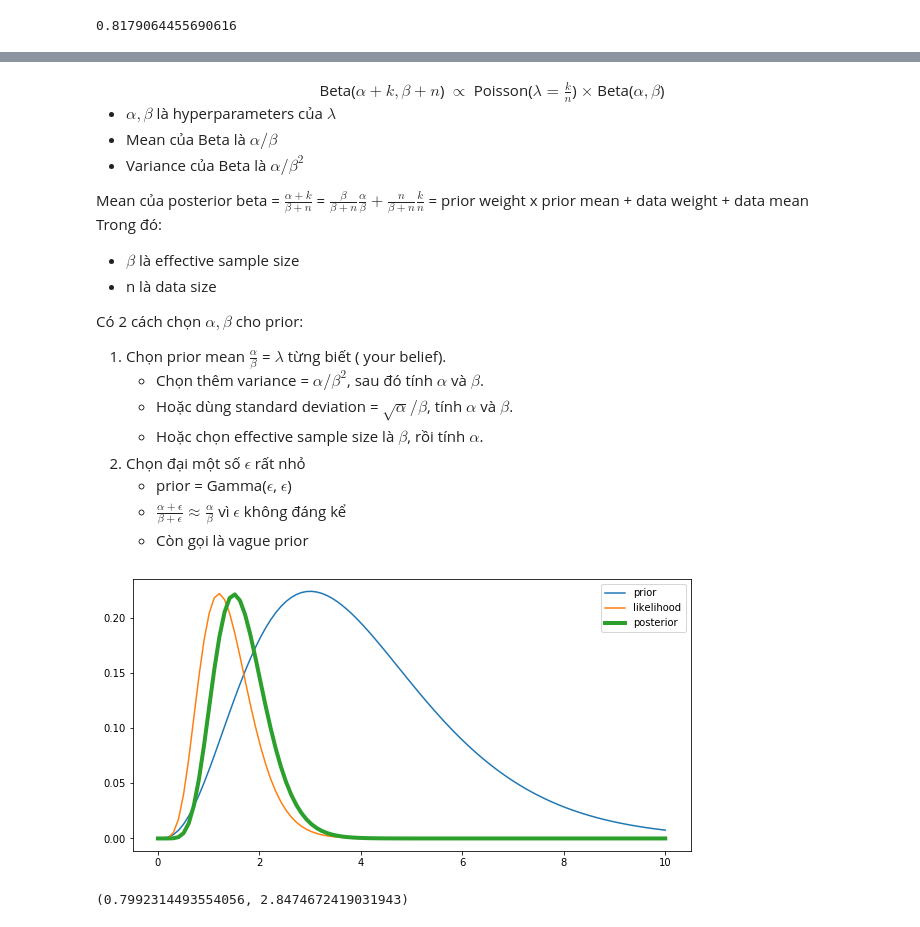
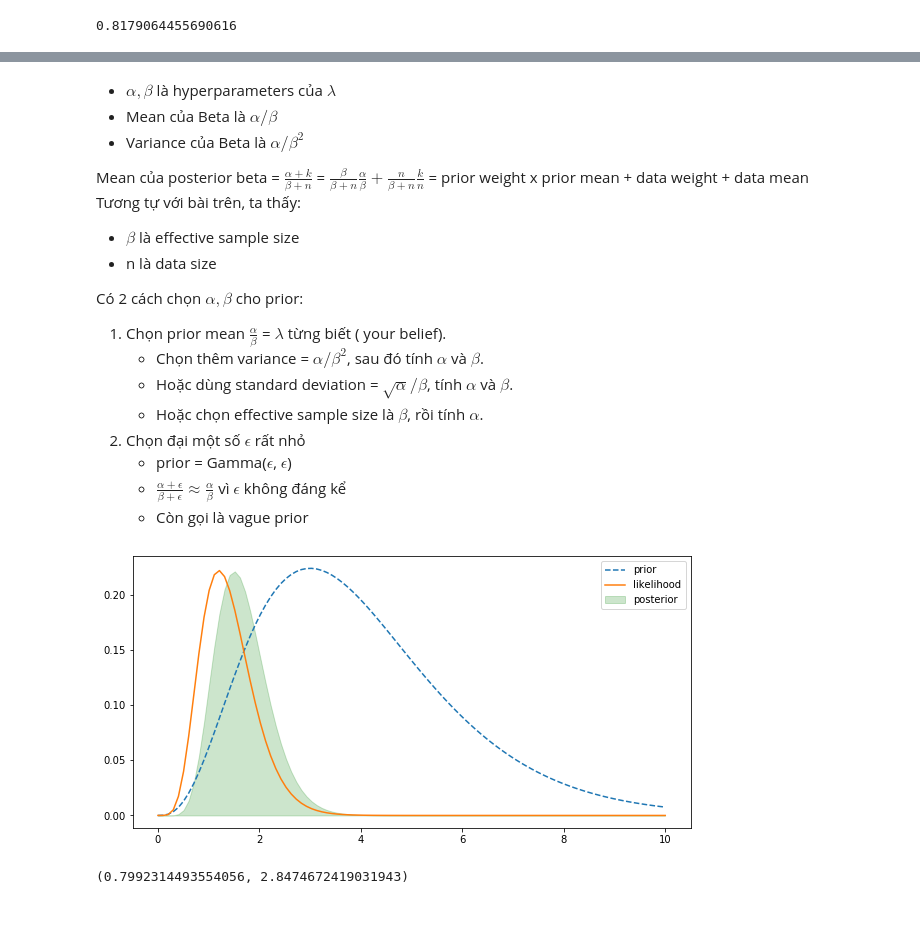
Before and after one commit to nguyetvo/cch-data-notebooks, a Jupyter notebook: unit_4/choosing-prior.ipynb, the cells around one changed output, grey strips where cells are left out. Drawn from its saved outputs; the diff is of its cells as text; code cells hidden in the pictures.

```diff
--- a/unit_4/choosing-prior.ipynb
+++ b/unit_4/choosing-prior.ipynb
@@ -139,12 +156,12 @@ plt.legend();
 # %% [markdown]
-<center>Beta($\alpha+k,\beta+n$) $\propto$ Poisson($\lambda = \frac{k}{n}$) $\times$ Beta($\alpha,\beta$)</center>
+
 
 - $\alpha, \beta$ là hyperparameters của $\lambda$
 - Mean của Beta là $\alpha/\beta$
 - Variance của Beta là $\alpha/\beta^2$
 
 Mean của posterior beta = $\frac{\alpha+k}{\beta+n}$ = $\frac{\beta}{\beta+n}\frac{\alpha}{\beta} + \frac{n}{\beta+n}\frac{k}{n}$ = prior weight x prior mean + data weight + data mean
-Trong đó:
+Tương tự với bài trên, ta thấy:
 - $\beta$ là effective sample size
 - n là data size
 
@@ -159,24 +176,25 @@ Có 2 cách chọn $\alpha, \beta$ cho prior:
     - Còn gọi là vague prior
 # %%
 # xuất huyết não 4 ca/tuần
+# Vì mình không sure nên chọn sample size nhỏ
 # chọn prior gamma(a,b) với mean=4, sample size=1
 # a/b =4; b =1 => prior Gamma(4 ,1)
 
-# cho data như sau
+# cho data như sau: 5 tuần, 6 cas
 data = [1,2,2,0,1]
 k = sum(data)
 n = len(data)
 
 # Vậy posterior = Gamma(4+k, 1+n)
 
 plt.figure(figsize=(10,5))
 arr = np.linspace(0, 10 , 100)
-plt.plot(arr, st.gamma(4,scale=1).pdf(arr), label="prior")
+plt.plot(arr, st.gamma(4,scale=1).pdf(arr), label="prior", ls="--")
 plt.plot(arr, arr**k * np.exp(-n*arr)*30, label="likelihood")
-plt.plot(arr, st.gamma(4+k,scale=1/(1+n)).pdf(arr)*0.28, label="posterior", linewidth=4)
+plt.fill_between(arr, st.gamma(4+k,scale=1/(1+n)).pdf(arr)*0.28, label="posterior", alpha=.2, color="green")
 plt.legend();
 # %% [output]
-[figure, old version]
+[figure, new version]
 # %%
 # khoảng CI 95% posterior
 st.gamma(4+k,scale=1/(1+n)).interval(.95)
```
Also changed, not shown: parts of 7 cells of this notebook, 1 other file.
